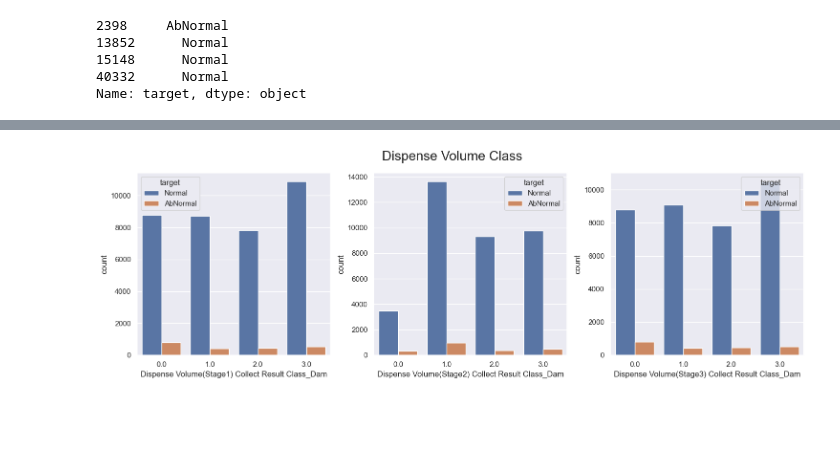
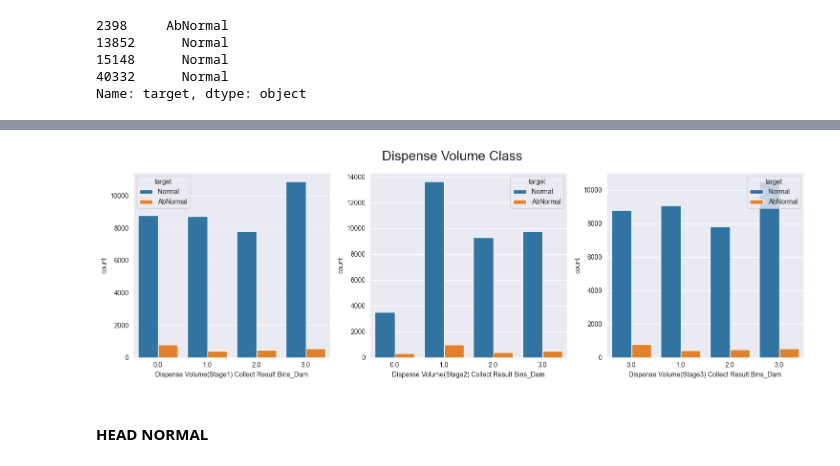
Before and after one commit to watchstep/YAIMERS, a Jupyter notebook: pre_1.ipynb, the cells around one changed output, grey strips where cells are left out. Saved outputs shown, nothing was run; the diff lists cells and outputs as text; code cells hidden in the pictures; blank space fills up the shorter version.

```diff
--- a/pre_1.ipynb
+++ b/pre_1.ipynb
@@ -424,3 +415,12 @@ True
 df["CURE START POSITION Z Collect Result_Dam"].equals(df["CURE STANDBY POSITION Z Collect Result_Dam"])
 # %% [output]
 True
+# %%
+# 중복값 행이므로 START POSITION만 남기고 삭제
+df.drop(["CURE END POSITION Θ Collect Result_Dam", "CURE STANDBY POSITION Z Collect Result_Dam"], axis=1, inplace=True)
+# %%
+# 단일값이라 삭제
+df.drop(["CURE START POSITION Z Collect Result_Dam",
+         "CURE STANDBY POSITION X Collect Result_Dam",
+         "CURE STANDBY POSITION Θ Collect Result_Dam"], axis=1, inplace=True)
+# 150 entries
@@ -458,9 +502,9 @@ from sklearn.preprocessing import KBinsDiscretizer
 
 kb = KBinsDiscretizer(n_bins=5, encode='ordinal', strategy='quantile', random_state=RANDOM_SEED)
 
-df["DISCHARGED TIME OF RESIN(Stage1) Collect Result Class_Dam"] = kb.fit_transform(df["DISCHARGED TIME OF RESIN(Stage1) Collect Result_Dam"].values.reshape(-1,1))
-df["DISCHARGED TIME OF RESIN(Stage2) Collect Result Class_Dam"] = kb.fit_transform(df["DISCHARGED TIME OF RESIN(Stage2) Collect Result_Dam"].values.reshape(-1,1))
-df["DISCHARGED TIME OF RESIN(Stage3) Collect Result Class_Dam"] = kb.fit_transform(df["DISCHARGED TIME OF RESIN(Stage3) Collect Result_Dam"].values.reshape(-1,1))
+df["DISCHARGED TIME OF RESIN(Stage1) Collect Result Bins_Dam"] = kb.fit_transform(df["DISCHARGED TIME OF RESIN(Stage1) Collect Result_Dam"].values.reshape(-1,1))
+df["DISCHARGED TIME OF RESIN(Stage2) Collect Result Bins_Dam"] = kb.fit_transform(df["DISCHARGED TIME OF RESIN(Stage2) Collect Result_Dam"].values.reshape(-1,1))
+df["DISCHARGED TIME OF RESIN(Stage3) Collect Result Bins_Dam"] = kb.fit_transform(df["DISCHARGED TIME OF RESIN(Stage3) Collect Result_Dam"].values.reshape(-1,1))
 
 # kb.bin_edges_
 # %%
@@ -486,16 +561,18 @@ plt.tight_layout();
 # %%
 kb = KBinsDiscretizer(n_bins=4, encode='ordinal', strategy='quantile', random_state=RANDOM_SEED)
 
-df["Dispense Volume(Stage1) Collect Result Class_Dam"] = kb.fit_transform(df["Dispense Volume(Stage1) Collect Result_Dam"].values.reshape(-1,1))
-df["Dispense Volume(Stage2) Collect Result Class_Dam"] = kb.fit_transform(df["Dispense Volume(Stage2) Collect Result_Dam"].values.reshape(-1,1))
-df["Dispense Volume(Stage3) Collect Result Class_Dam"] = kb.fit_transform(df["Dispense Volume(Stage3) Collect Result_Dam"].values.reshape(-1,1))
+df["Dispense Volume(Stage1) Collect Result Bins_Dam"] = kb.fit_transform(df["Dispense Volume(Stage1) Collect Result_Dam"].values.reshape(-1,1))
+df["Dispense Volume(Stage2) Collect Result Bins_Dam"] = kb.fit_transform(df["Dispense Volume(Stage2) Collect Result_Dam"].values.reshape(-1,1))
+df["Dispense Volume(Stage3) Collect Result Bins_Dam"] = kb.fit_transform(df["Dispense Volume(Stage3) Collect Result_Dam"].values.reshape(-1,1))
 # %%
 fig, axes = plt.subplots(nrows=1, ncols=3, figsize=(15, 5))
 
-sns.countplot(x="Dispense Volume(Stage1) Collect Result Class_Dam", hue="target", data=df, ax=axes[0]);
-sns.countplot(x="Dispense Volume(Stage2) Collect Result Class_Dam", hue="target", data=df, ax=axes[1]);
-sns.countplot(x="Dispense Volume(Stage3) Collect Result Class_Dam", hue="target", data=df, ax=axes[2]);
+sns.countplot(x="Dispense Volume(Stage1) Collect Result Bins_Dam", hue="target", data=df, ax=axes[0]);
+sns.countplot(x="Dispense Volume(Stage2) Collect Result Bins_Dam", hue="target", data=df, ax=axes[1]);
+sns.countplot(x="Dispense Volume(Stage3) Collect Result Bins_Dam", hue="target", data=df, ax=axes[2]);
 plt.suptitle("Dispense Volume Class", size=20)
 plt.tight_layout();
 # %% [output]
-[figure, old version]
+[figure, new version]
+# %% [markdown]
+#### HEAD NORMAL
```
Also changed, not shown: parts of 120 cells of this notebook, 13 other files.
